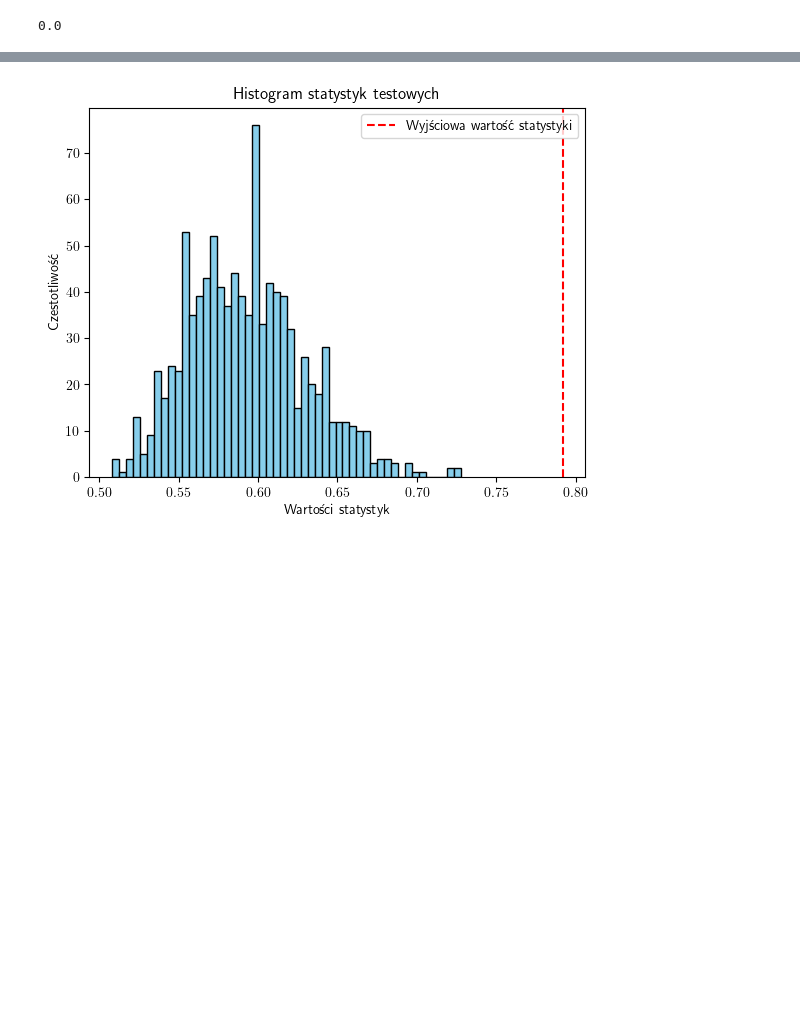
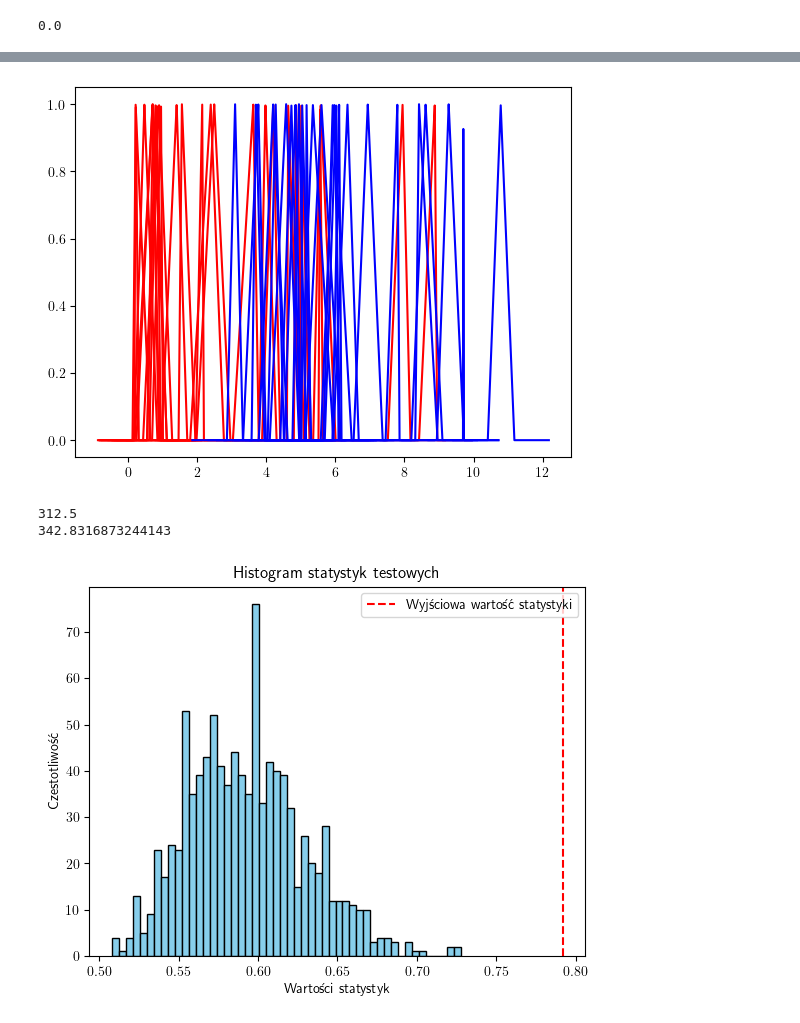
Before and after one commit to julitakulesza/magisterka, a Jupyter notebook: TFN_badania_symulacyjne.ipynb, the cells around one changed output, grey strips where cells are left out. Drawn from its saved outputs; the diff is of its cells as text; code cells hidden in the pictures; blank space fills up the shorter version.

Commit message:
modifications to coloring

```diff
--- a/TFN_badania_symulacyjne.ipynb
+++ b/TFN_badania_symulacyjne.ipynb
@@ -632,3 +632,29 @@ permutation_test(tfns_1, tfns_2, TFN_statistic_milena, plot_histogram=True)
+# %%
+for tfn in tfns_1:
+    tfn.plot(color='r')
+for tfn in tfns_2:
+    tfn.plot(color='b')
+
+plt.show()
+
+combined_samples = np.concatenate([tfns_1, tfns_2])
+
+# Observed test statistic
+observed_statistic =TFN_statistic_milena(tfns_1, tfns_1)
+print(observed_statistic)
+
+# Permute the combined samples
+permuted_samples = np.random.permutation(combined_samples)
+
+# Compute the test statistic for permuted samples
+permuted_sample1 = permuted_samples[:len(tfns_1)]
+permuted_sample2 = permuted_samples[len(tfns_1):]
+permuted_statistics = TFN_statistic_milena(permuted_sample1, permuted_sample2)
+print(permuted_statistics)
+# %% [output]
+[figure, added]
+312.5
+342.8316873244143
 # %%
 permutation_test_knn(tfns_1, tfns_2, plot_histogram=True)
 # %% [output]
```
Also changed, not shown: parts of 5 cells of this notebook.
